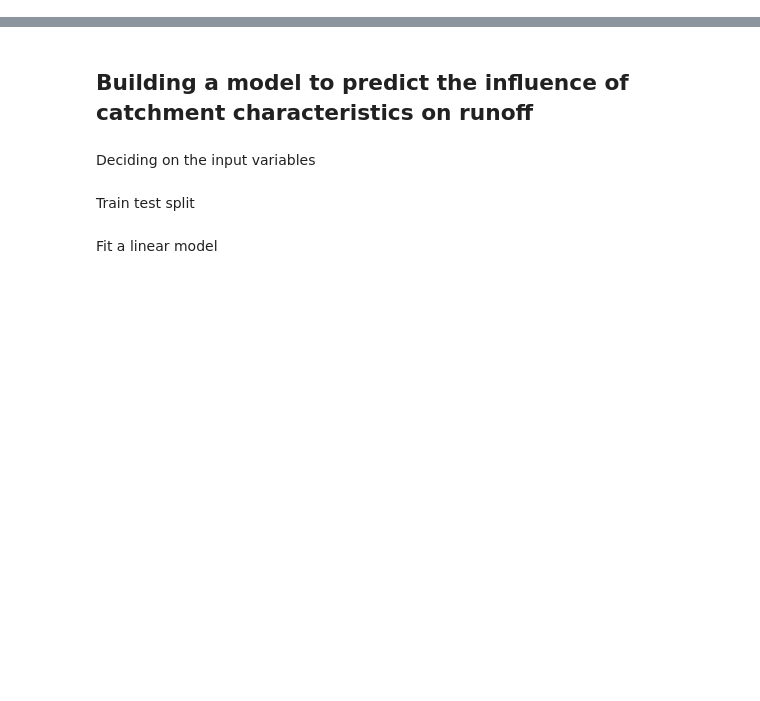
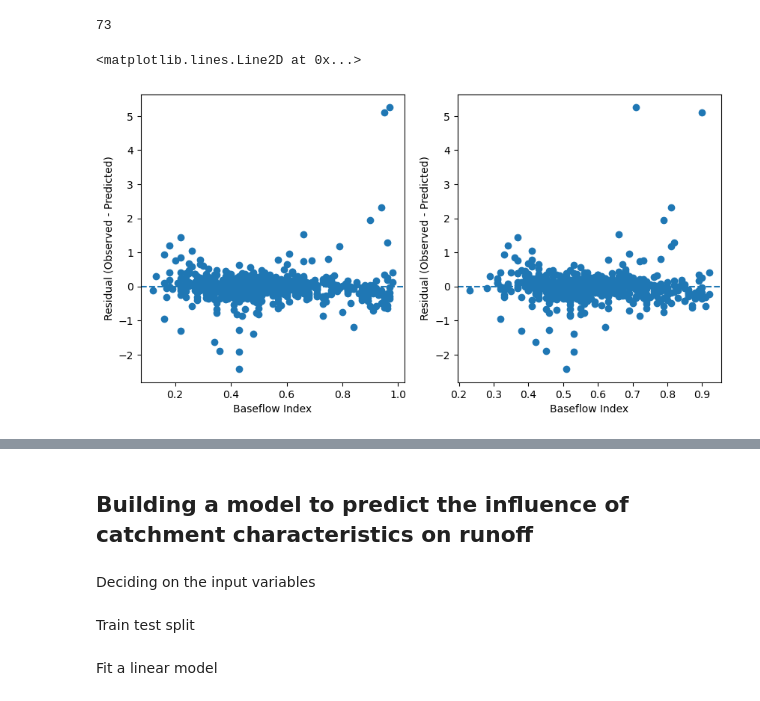
Before and after one commit to masher92/CamelsAnalysis, a Jupyter notebook: PredictiveModelling.ipynb, the cells around one changed output, grey strips where cells are left out. Cells and saved outputs as stored; diff of their text form; code cells hidden in the pictures; blank space fills up the shorter version.

```diff
--- a/PredictiveModelling.ipynb
+++ b/PredictiveModelling.ipynb
@@ -0,0 +31,21 @@
+# %%
+# Predictor must be 2D for sklearn
+X = high_bfi[['p_mean']].values
+y = high_bfi['q_mean'].values
+
+model1 = LinearRegression()
+model1 = RandomForestRegressor()
+model1.fit(X, y)
+
+# Predictions
+high_bfi['q_pred'] = model1.predict(X)
+
+# Model performance
+r2_1 = r2_score(y, high_bfi['q_pred'])
+rmse_1 = np.sqrt(mean_squared_error(y, high_bfi['q_pred']))
+
+print("Climate-only model")
+# print("Intercept:", model1.intercept_)
+# print("Slope:", model1.coef_[0])
+print("R2:", r2_1)
+print("RMSE:", rmse_1)
@@ -0,0 +61,21 @@
+# %%
+low_bfi = merged[merged['baseflow_index'] < 0.5]
+high_bfi = merged[merged['baseflow_index'] > 0.8]
+len(high_bfi)
+# %% [output]
+73
+# %%
+merged['residual'] = y - merged['q_pred']
+fig,axs=plt.subplots(ncols=2,figsize=(10,5))
+axs[0].scatter(hydrologic_attributes['baseflow_index_ceh'], merged['residual'])
+axs[0].set_xlabel('Baseflow Index')
+axs[0].set_ylabel('Residual (Observed - Predicted)')
+axs[0].axhline(0, linestyle='--')
+########
+axs[1].scatter(hydrologic_attributes['baseflow_index'], merged['residual'])
+axs[1].set_xlabel('Baseflow Index')
+axs[1].set_ylabel('Residual (Observed - Predicted)')
+axs[1].axhline(0, linestyle='--')
+# %% [output]
+<matplotlib.lines.Line2D at 0x...>
+[figure, added]
```
Also changed, not shown: parts of 20 cells of this notebook.
